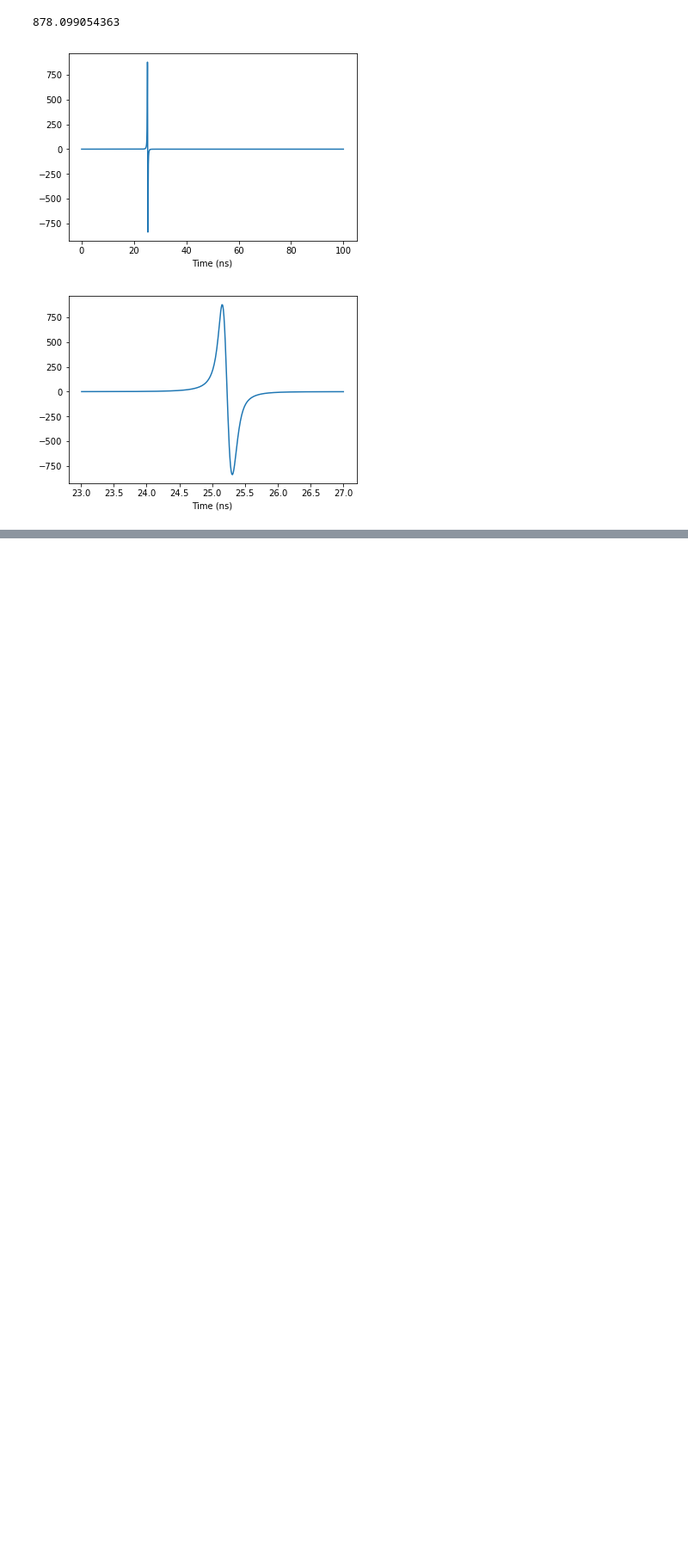
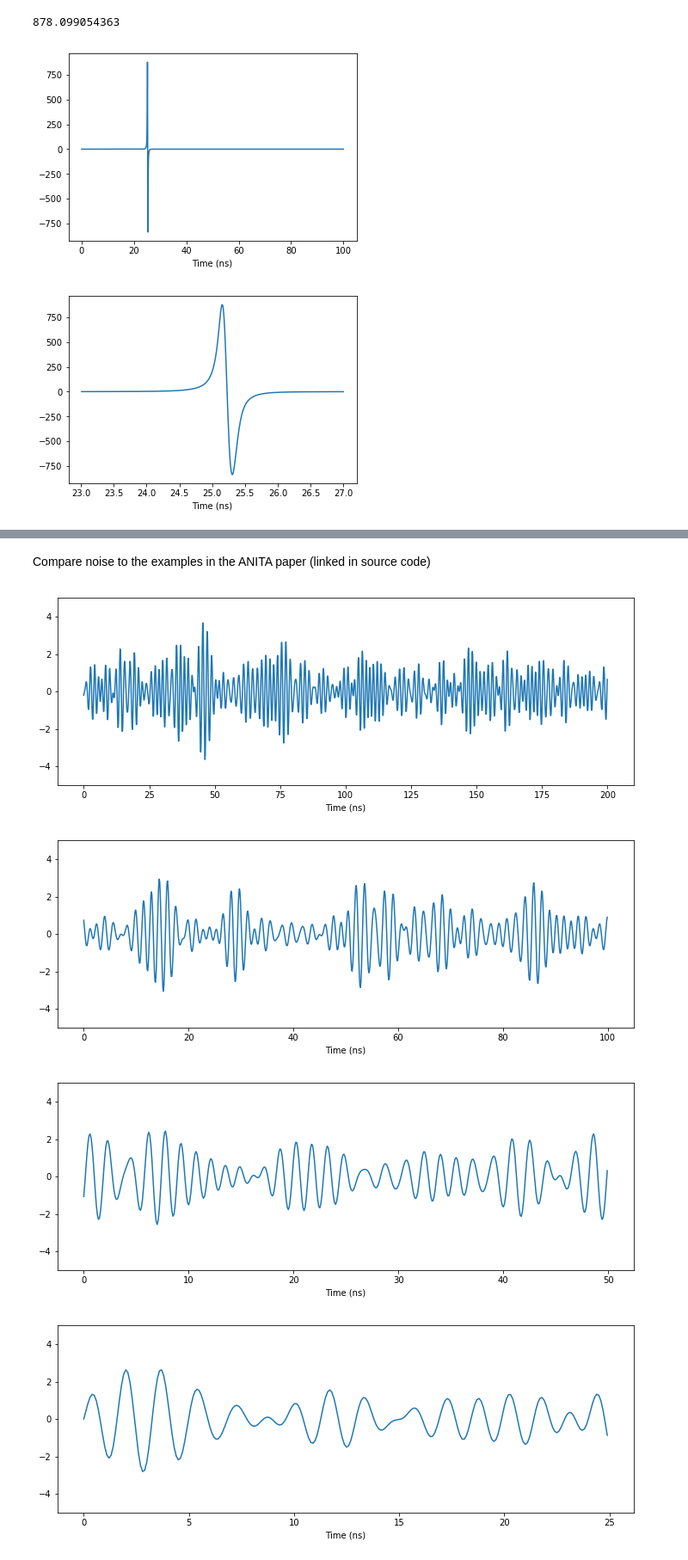
Before and after one commit to bhokansonfasig/pyrex, a Jupyter notebook: Visual Tests.ipynb, the cells around one changed output, grey strips where cells are left out. Shown at 86% size. Cells and saved outputs as stored; diff of their text form; code cells hidden in the pictures; blank space fills up the shorter version.

Commit message:
Added tests for ThermalNoise

```diff
--- a/Visual Tests.ipynb
+++ b/Visual Tests.ipynb
@@ -12,6 +12,6 @@ from pyrex.digsig import SlowAskaryanSignal, FastAskaryanSignal
 # %%
 # Signal plotting helper function
-def plot_sig(signal, alternate_values=None, zoom=None, title=None, figsize=(6,4)):
+def plot_sig(signal, alternate_values=None, zoom=None, figsize=(6,4)):
     plt.figure(figsize=figsize)
     if alternate_values is not None:
         values = alternate_values
@@ -30,7 +30,6 @@ def plot_sig(signal, alternate_values=None, zoom=None, title=None, figsize=(6,4)
         plt.plot(np.array(ts)*1e9, vs)
     else:
         plt.plot(signal.times*1e9, values)
-    if title is not None: plt.title(title)
     plt.xlabel("Time (ns)")
 # %% [markdown]
 ## Jump to:
@@ -217,0 +222,32 @@ print(max(ask.values))
+# %% [markdown]
+Compare noise to the examples in the ANITA paper (linked in source code)
+# %%
+temp = 300
+f_band = [500e6, 750e6]
+# Calculate resistance to give v_rms=1 so amplitudes can be compared directly to ANITA paper
+res = 1 / (4*1.38e-23*temp*(f_band[1]-f_band[0]))
+dt = 0.1e-9
+
+shape = (12,4)
+noise1 = ThermalNoise(np.arange(2000)*dt, temp, res, f_band)
+plot_sig(noise1, figsize=shape)
+plt.axes().set_ylim(-5,5)
+
+noise2 = ThermalNoise(np.arange(1000)*dt, temp, res, f_band)
+plot_sig(noise2, figsize=shape)
+plt.axes().set_ylim(-5,5)
+
+noise3 = ThermalNoise(np.arange(500)*dt, temp, res, f_band)
+plot_sig(noise3, figsize=shape)
+plt.axes().set_ylim(-5,5)
+
+noise4 = ThermalNoise(np.arange(250)*dt, temp, res, f_band)
+plot_sig(noise4, figsize=shape)
+plt.axes().set_ylim(-5,5)
+
+long_noise = ThermalNoise(np.arange(100000)*dt, temp, res, f_band)
+# %% [output]
+[figure, added]
+[figure, added]
+[figure, added]
+[figure, added]
```
Also changed, not shown: parts of 5 cells of this notebook.
